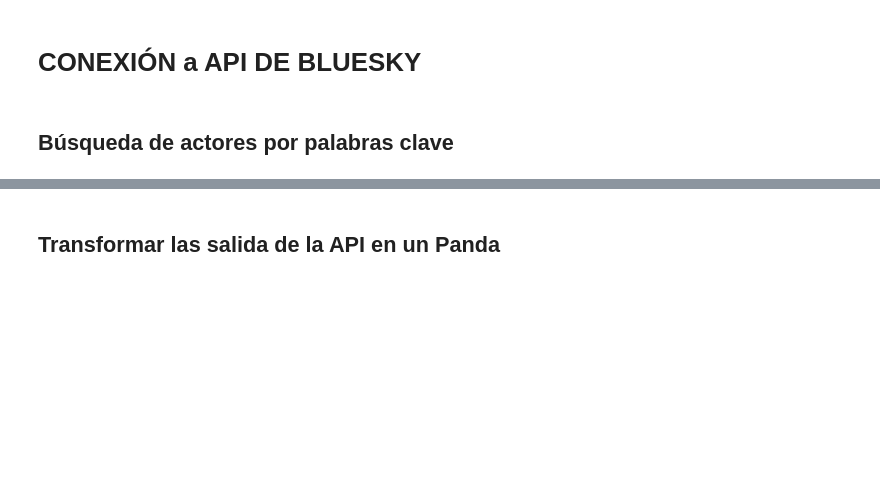
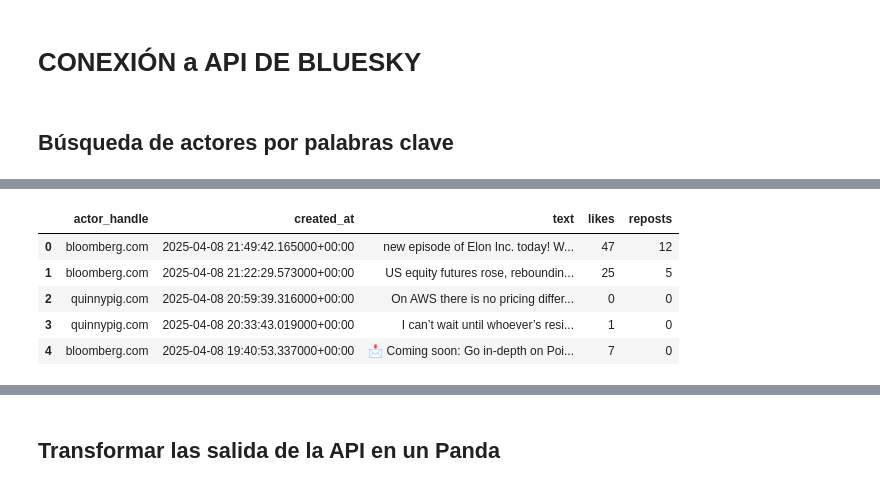
Before and after one commit to lmbsoft/patagonia-scrappers, a Jupyter notebook: franco/API-connect/01_connect.ipynb, the cells around one changed output, grey strips where cells are left out. Drawn from its saved outputs; the diff is of its cells as text; code cells hidden in the pictures; blank space fills up the shorter version.

```diff
--- a/franco/API-connect/01_connect.ipynb
+++ b/franco/API-connect/01_connect.ipynb
@@ -67,0 +100,81 @@ Resultados de búsqueda de actores:
+# %%
+# --- Celda 3: Obtención de Feeds de Múltiples Actores ---
+import pandas as pd
+from datetime import datetime
+
+# URL del endpoint para obtener feed
+feed_url = "https://bsky.social/xrpc/app.bsky.feed.getAuthorFeed"
+
+# Límite de posts por actor
+posts_limit_per_actor = 100 # Puedes ajustar este número
+
+all_posts = []
+
+print(f"\nObteniendo feeds para {len(actor_handles)} actores (límite {posts_limit_per_actor} posts por actor)...")
+
+if not actor_handles:
+    print("No hay handles de actores para obtener feeds.")
+else:
+    for handle in actor_handles:
+        print(f"- Obteniendo feed de '{handle}'...")
+        params = {
+            "actor": handle,
+            "limit": posts_limit_per_actor
+        }
+        try:
+            response = requests.get(feed_url, headers=headers, params=params)
+            response.raise_for_status()
+            feed_data = response.json()
+
+            for item in feed_data.get('feed', []):
+                 # Asegurarse que el item tiene 'post' y 'record'
+                post = item.get('post')
+                if not post or 'record' not in post:
+                    print(f"  Advertencia: Post incompleto en feed de {handle}, saltando.")
+                    continue
+
+                record = post.get('record', {})
+                created_at_str = record.get('createdAt', '')
+                created_at_dt = None
+                if created_at_str:
+                    try:
+                        created_at_dt = datetime.fromisoformat(created_at_str.replace('Z', '+00:00'))
+                    except ValueError:
+                         print(f"  Advertencia: Formato de fecha inválido '{created_at_str}' en post de {handle}, saltando.")
+                         continue
+
+
+                post_data = {
+                    'actor_handle': handle, # Agregamos el handle del actor
+                    'uri': post.get('uri', ''),
+                    'text': record.get('text', ''),
+                    'created_at': created_at_dt,
+                    'likes': post.get('likeCount', 0),
+                    'reposts': post.get('repostCount', 0),
+                    'replies': post.get('replyCount', 0)
+                }
+                # Filtrar posts sin fecha válida
+                if post_data['created_at']:
+                    all_posts.append(post_data)
+
+        except requests.exceptions.RequestException as e:
+            print(f"  Error obteniendo feed de '{handle}': {e}")
+        except Exception as e:
+            print(f"  Error procesando feed de '{handle}': {e}")
+
+
+# Crear DataFrame combinado con todos los posts
+if all_posts:
+    df = pd.DataFrame(all_posts)
+    # Asegurarse que 'created_at' es datetime
+    df['created_at'] = pd.to_datetime(df['created_at'])
+    # Ordenar por fecha descendente (opcional)
+    df = df.sort_values(by='created_at', ascending=False).reset_index(drop=True)
+    print("\nFeed combinado de todos los actores:")
+    display(df[['actor_handle', 'created_at', 'text', 'likes', 'reposts']].head()) # Mostrar una vista previa
+    print(f"\nTotal de posts obtenidos: {len(df)}")
+else:
+    print("\nNo se pudieron obtener posts de los actores.")
+    # Crear un DataFrame vacío para evitar errores en celdas posteriores
+    df = pd.DataFrame(columns=['actor_handle', 'uri', 'text', 'created_at', 'likes', 'reposts', 'replies'])
+# %% [output]
@@ -67,0 +187,6 @@ Resultados de búsqueda de actores:
+|  | actor_handle | created_at | text | likes | reposts |
+| 0 | bloomberg.com | 2025-04-08 21:49:42.165000+00:00 | new episode of Elon Inc. today! W... | 47 | 12 |
+| 1 | bloomberg.com | 2025-04-08 21:22:29.573000+00:00 | US equity futures rose, reboundin... | 25 | 5 |
+| 2 | quinnypig.com | 2025-04-08 20:59:39.316000+00:00 | On AWS there is no pricing differ... | 0 | 0 |
+| 3 | quinnypig.com | 2025-04-08 20:33:43.019000+00:00 | I can’t wait until whoever’s resi... | 1 | 0 |
+| 4 | bloomberg.com | 2025-04-08 19:40:53.337000+00:00 | 📩 Coming soon: Go in-depth on Poi... | 7 | 0 |
```
Also changed, not shown: parts of 16 cells of this notebook, 1 other file.
